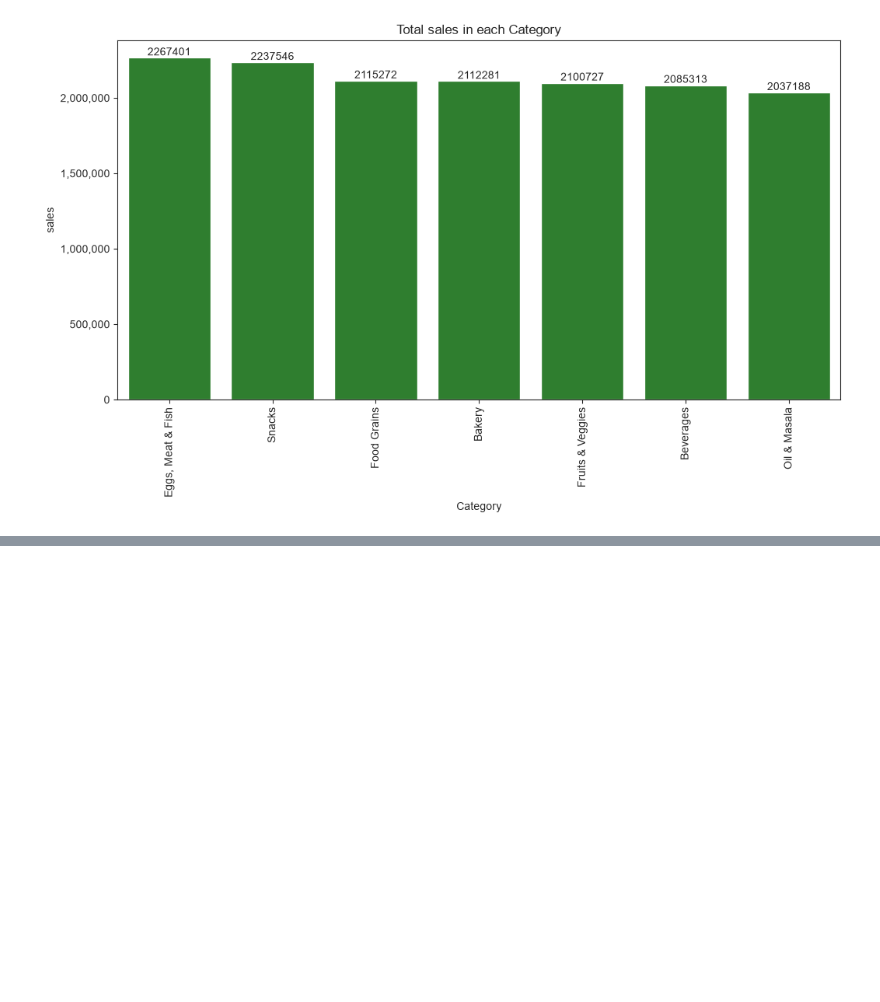
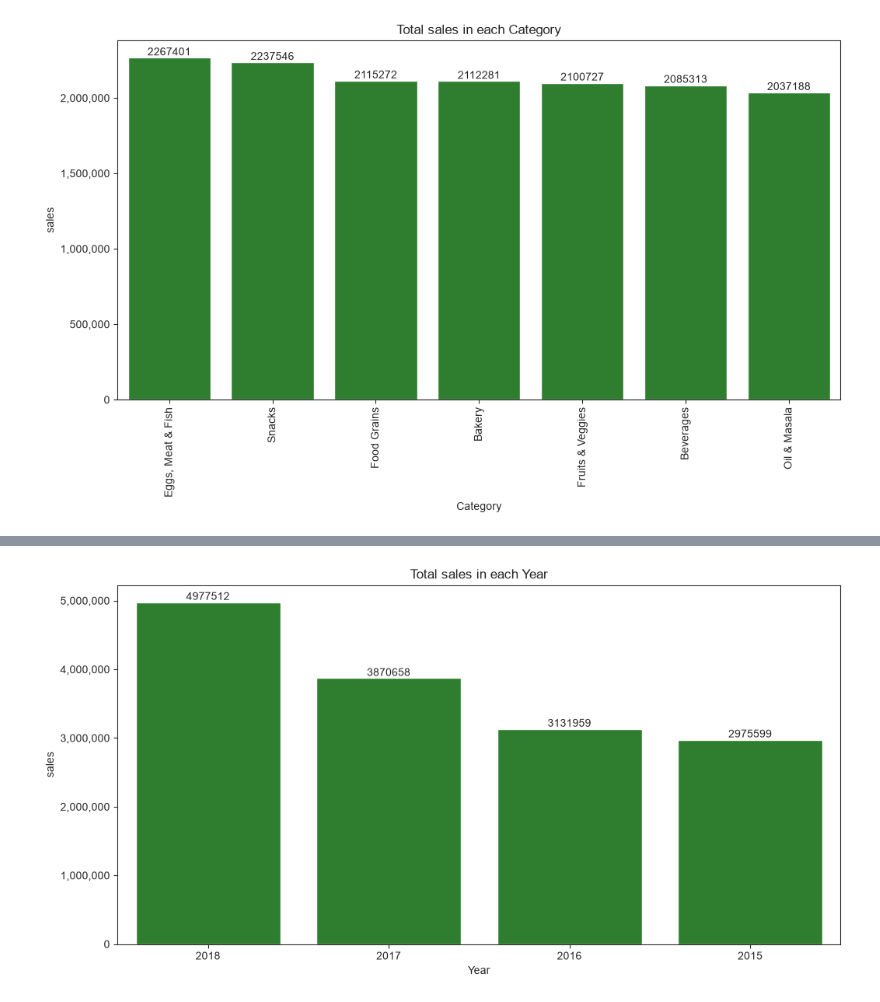
Before and after one commit to Crazy-shrabin/Supermarket-Sales-Analysis, a Jupyter notebook: Supermart_Grocery_Analysis.ipynb, the cells around one changed output, grey strips where cells are left out. Cells and saved outputs as stored; diff of their text form; code cells hidden in the pictures; blank space fills up the shorter version.

```diff
--- a/Supermart_Grocery_Analysis.ipynb
+++ b/Supermart_Grocery_Analysis.ipynb
@@ -883,0 +938,17 @@ plt.show()
+# %%
+sales_by_year = df.groupby(["Year"])["Sales"].sum().sort_values(ascending=False)
+# %%
+fig, ax = plt.subplots(figsize=(12, 6))
+sns.barplot(x=sales_by_year.index, y=sales_by_year.values,
+            color="#228B22", order=df.groupby(["Year"])["Sales"].sum().sort_values(ascending=False).index)
+
+formatter = FuncFormatter(lambda x, _: f'{int(x):,}')
+ax.yaxis.set_major_formatter(formatter)
+
+ax.set_ylabel('sales')
+ax.bar_label(ax.containers[0], fmt='%d')
+ax.set_title("Total sales in each Year")
+
+plt.show()
+# %% [output]
+[figure, added]
```
Also changed, not shown: parts of 15 cells of this notebook.
